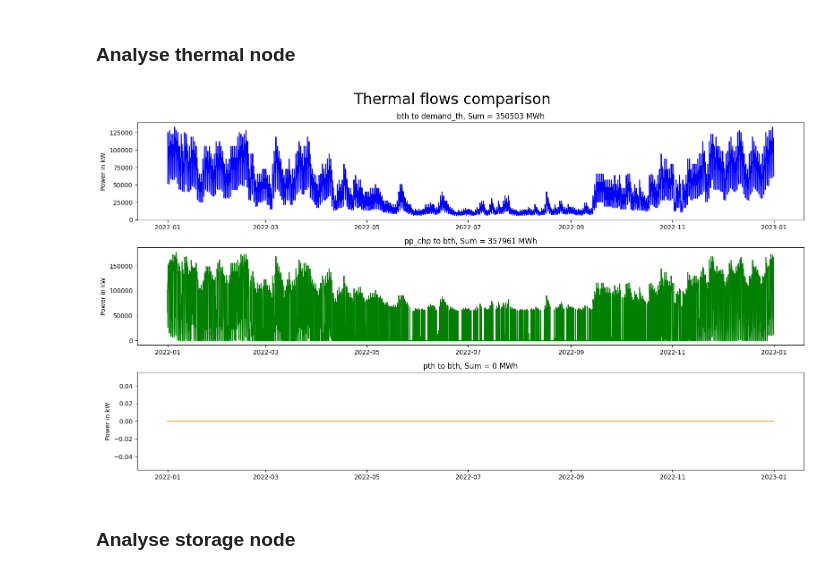
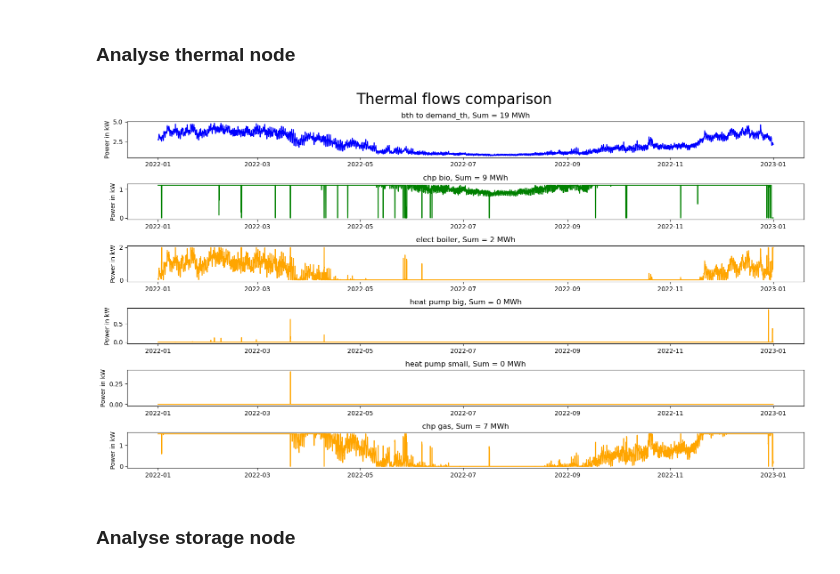
Before and after one commit to MatisGo/Network_optmisation, a Jupyter notebook: Project__DH/OEMOF_step_3.ipynb, the cells around one changed output. Saved outputs shown, nothing was run; the diff lists cells and outputs as text; code cells hidden in the pictures.

```diff
--- a/Project__DH/OEMOF_step_3.ipynb
+++ b/Project__DH/OEMOF_step_3.ipynb
@@ -83,7 +83,7 @@ energysystem.add(
 
 # Gas source with cost from gas + CO2
 energysystem.add(
-    Source(label="natural_gas",outputs={gas_bus: Flow(variable_costs=data["gas_price"] / 1000 + data["co2_price"] / 1000)})
+    Source(label="natural_gas",outputs={gas_bus: Flow(variable_costs=data["gas_price"] / 1000 )})
                 )
 
 
@@ -117,7 +117,7 @@ energysystem.add(
         inputs={gas_bus: Flow()},
         outputs={
             electrical_bus: Flow(nominal_value=1.55,
-                                 min=0.4,
+                                 #min=0.4,
 
                                 #nonconvex=NonConvex(
                                 #minimum_uptime=3, # once started, stay ON ≥ 3 time steps
@@ -144,7 +144,7 @@ energysystem.add(
         inputs={gas_bus: Flow()}, # variable cost also has the constant fuel cost
         outputs={
             electrical_bus: Flow(nominal_value=1.14,
-                                 min=0.3,
+                                 #min=0.3,
 
                                 #nonconvex=NonConvex(
                                 #minimum_uptime=3, # once started, stay ON ≥ 3 time steps
@@ -169,7 +169,7 @@ energysystem.add(
     Converter(
         label="electric_boiler",
         inputs={electrical_bus: Flow(variable_costs =0.5 )},
-        outputs={thermal_bus: Flow(nominal_value=1.00, variable_costs=0.5)},
+        outputs={thermal_bus: Flow(nominal_value=2.00, variable_costs=0.5)},
         conversion_factors={thermal_bus: 0.99}
     )
 )
@@ -181,7 +181,7 @@ energysystem.add(
         label="heat_pump_11_MW",
         inputs={electrical_bus: Flow(variable_costs = 1.5)},
         outputs={thermal_bus: Flow(nominal_value=1.1, variable_costs=1.5)},
-        conversion_factors={thermal_bus: 3.5}
+        conversion_factors={thermal_bus: 0.95}  # 3.5
     )
 )
 
@@ -190,8 +190,8 @@ energysystem.add(
     Converter(
         label="heat_pump_4_MW",
         inputs={electrical_bus: Flow(variable_costs=1.8 )},
-        outputs={thermal_bus: Flow(nominal_value=4, variable_costs=1.7)},
-        conversion_factors={thermal_bus: 3.5}
+        outputs={thermal_bus: Flow(nominal_value=0.4, variable_costs=1.7)},
+        conversion_factors={thermal_bus: 0.9}  # 3.5
     )
 )
 # %%
@@ -260,26 +255,39 @@ storage = views.node(results, "storage")
 ### Analyse thermal node
 # %%
 Sum_th_demand = thermal_bus["sequences"][(('thermal_bus', 'thermal_demand'), 'flow')].sum()
-Sum_th_prod_chp = thermal_bus["sequences"][(('chp', 'thermal_bus'), 'flow')].sum()
-Sum_th_prod_pth = thermal_bus["sequences"][(('electric_boiler', 'thermal_bus'), 'flow')].sum()
+Sum_th_prod_chp_gas = thermal_bus["sequences"][(('chp_gas', 'thermal_bus'), 'flow')].sum()
+Sum_th_prod_chp_bio = thermal_bus["sequences"][(('chp_bio', 'thermal_bus'), 'flow')].sum()
+Sum_th_prod_boiler = thermal_bus["sequences"][(('electric_boiler', 'thermal_bus'), 'flow')].sum()
+Sum_th_prod_hp_big = thermal_bus["sequences"][(('heat_pump_11_MW', 'thermal_bus'), 'flow')].sum()
+Sum_th_prod_hp_small = thermal_bus["sequences"][(('heat_pump_4_MW', 'thermal_bus'), 'flow')].sum()
 
-fig, axs = plt.subplots(3,figsize=(16, 9))
+fig, axs = plt.subplots(6,figsize=(16, 9))
 fig.suptitle('Thermal flows comparison', fontsize=24)
 axs[0].plot(thermal_bus["sequences"][(('thermal_bus', 'thermal_demand'), 'flow')], 'blue')
 axs[0].set_title(f'bth to demand_th, Sum = {int(Sum_th_demand/1000)} MWh')
-axs[1].plot(thermal_bus["sequences"][(('chp', 'thermal_bus'), 'flow')], 'green')
-axs[1].set_title(f'pp_chp to bth, Sum = {int(Sum_th_prod_chp/1000)} MWh')
+axs[1].plot(thermal_bus["sequences"][(('chp_bio', 'thermal_bus'), 'flow')], 'green')
+axs[1].set_title(f'chp bio, Sum = {int(Sum_th_prod_chp_bio/1000)} MWh')
 axs[2].plot(thermal_bus["sequences"][(('electric_boiler', 'thermal_bus'), 'flow')], 'orange')
-axs[2].set_title(f'pth to bth, Sum = {int(Sum_th_prod_pth/1000)} MWh')
+axs[2].set_title(f'elect boiler, Sum = {int(Sum_th_prod_boiler/1000)} MWh')
+axs[3].plot(thermal_bus["sequences"][(('heat_pump_11_MW', 'thermal_bus'), 'flow')], 'orange')
+axs[3].set_title(f'heat pump big, Sum = {int(Sum_th_prod_hp_big/1000)} MWh')
+axs[4].plot(thermal_bus["sequences"][(('heat_pump_4_MW', 'thermal_bus'), 'flow')], 'orange')
+axs[4].set_title(f'heat pump small, Sum = {int(Sum_th_prod_hp_small/1000)} MWh')
+axs[5].plot(thermal_bus["sequences"][(('chp_gas', 'thermal_bus'), 'flow')], 'orange')
+axs[5].set_title(f'chp gas, Sum = {int(Sum_th_prod_chp_gas/1000)} MWh')
 
 axs[0].set_ylabel('Power in kW')
 axs[1].set_ylabel('Power in kW')
 axs[2].set_ylabel('Power in kW')
+axs[3].set_ylabel('Power in kW')
+axs[4].set_ylabel('Power in kW')
+axs[5].set_ylabel('Power in kW')
+
 
 plt.tight_layout()
 plt.show()
 # %% [output]
-[figure, old version]
+[figure, new version]
 # %% [markdown]
 ### Analyse storage node
 # %%
```
Also changed, not shown: parts of 1 cell of this notebook.
